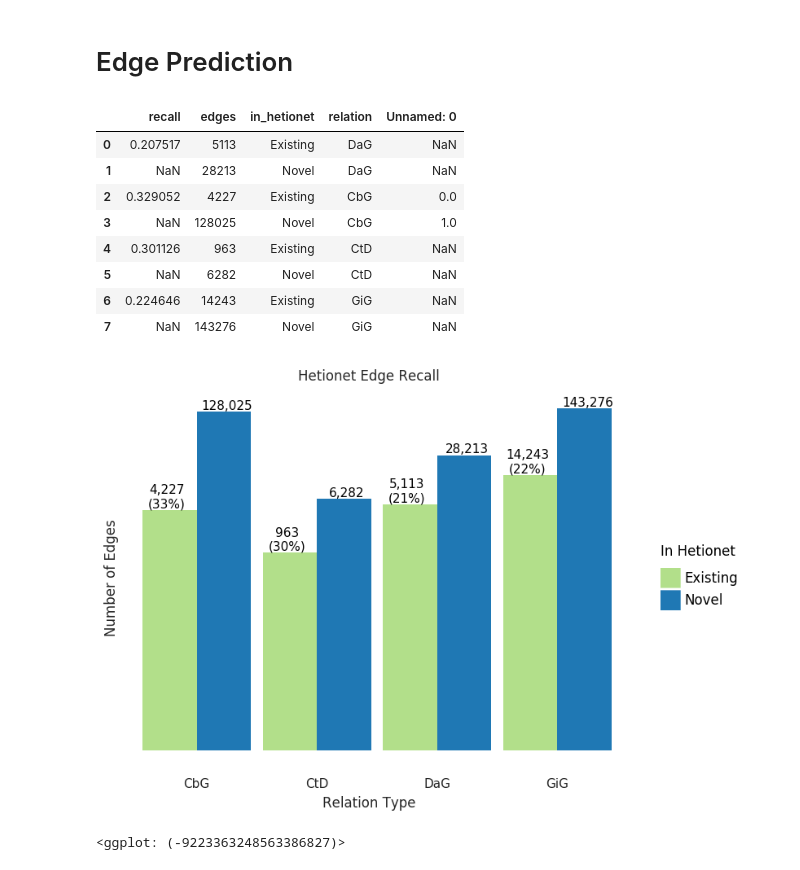
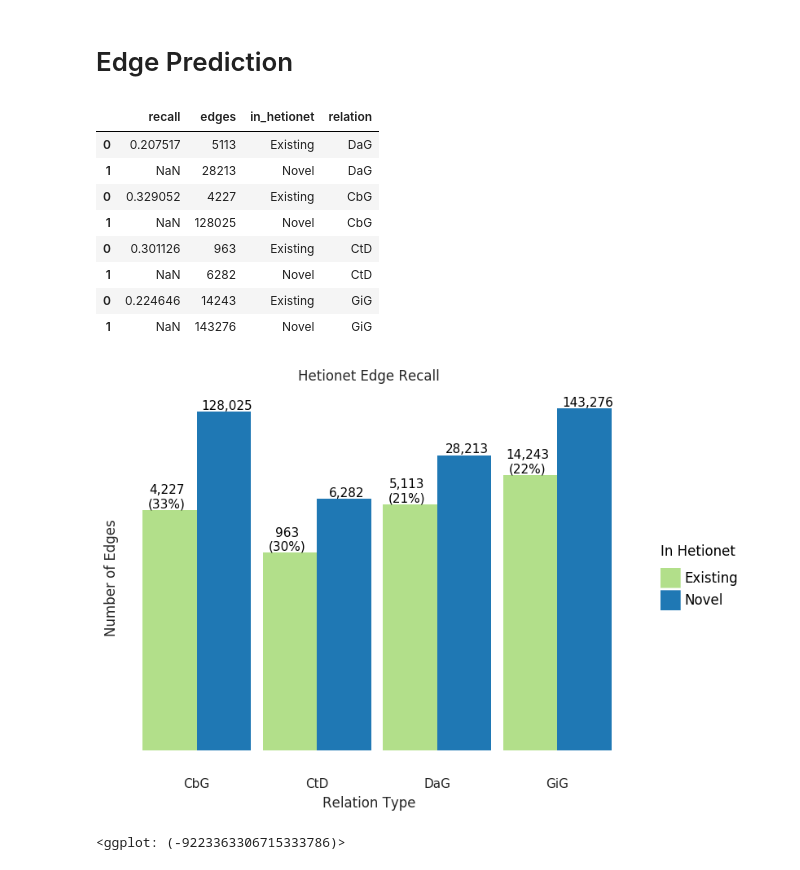
Before and after one commit to greenelab/snorkeling-full-text, a Jupyter notebook: figure_generation/01_figure_generation.ipynb, the cells around one changed output. Cells and saved outputs as stored; diff of their text form; code cells hidden in the pictures.

```diff
--- a/figure_generation/01_figure_generation.ipynb
+++ b/figure_generation/01_figure_generation.ipynb
@@ -371,29 +371,27 @@ print(g)
 # %% [markdown]
 # Edge Prediction
 # %%
-edge_recall_df = (
-    pd.concat(
-        [
-            pd.read_csv(recall_file_path, sep="\t")
-            for recall_file_path in Path("../edge_prediction_experiment/output/").rglob(
-                "*edge_recall.tsv"
-            )
-        ]
-    )
-    >> ply.call(".reset_index")
-    >> ply.select("-index")
-)
+edge_recall_df = pd.concat(
+    [
+        pd.read_csv(recall_file_path, sep="\t")
+        for recall_file_path in Path("../edge_prediction_experiment/output/").rglob(
+            "*edge_recall.tsv"
+        )
+    ]
+) >> ply.select(
+    "-Unnamed: 0"
+)  # Drop extraneous column
 edge_recall_df
 # %% [output]
-|  | recall | edges | in_hetionet | relation | Unnamed: 0 |
-| 0 | 0.207517 | 5113 | Existing | DaG | NaN |
-| 1 | NaN | 28213 | Novel | DaG | NaN |
-| 2 | 0.329052 | 4227 | Existing | CbG | 0.0 |
-| 3 | NaN | 128025 | Novel | CbG | 1.0 |
-| 4 | 0.301126 | 963 | Existing | CtD | NaN |
-| 5 | NaN | 6282 | Novel | CtD | NaN |
-| 6 | 0.224646 | 14243 | Existing | GiG | NaN |
-| 7 | NaN | 143276 | Novel | GiG | NaN |
+|  | recall | edges | in_hetionet | relation |
+| 0 | 0.207517 | 5113 | Existing | DaG |
+| 1 | NaN | 28213 | Novel | DaG |
+| 0 | 0.329052 | 4227 | Existing | CbG |
+| 1 | NaN | 128025 | Novel | CbG |
+| 0 | 0.301126 | 963 | Existing | CtD |
+| 1 | NaN | 6282 | Novel | CtD |
+| 0 | 0.224646 | 14243 | Existing | GiG |
+| 1 | NaN | 143276 | Novel | GiG |
 # %%
 g = (
     p9.ggplot(edge_recall_df, p9.aes(x="relation", y="edges", fill="in_hetionet"))
@@ -436,4 +434,4 @@ g.save("output/figure_eight.png", dpi=300)
 print(g)
 # %% [output]
 [figure]
-<ggplot: (-9223363248563386827)>
+<ggplot: (-9223363306715333786)>
```
Also changed, not shown: parts of 6 cells of this notebook, 1 other file.
